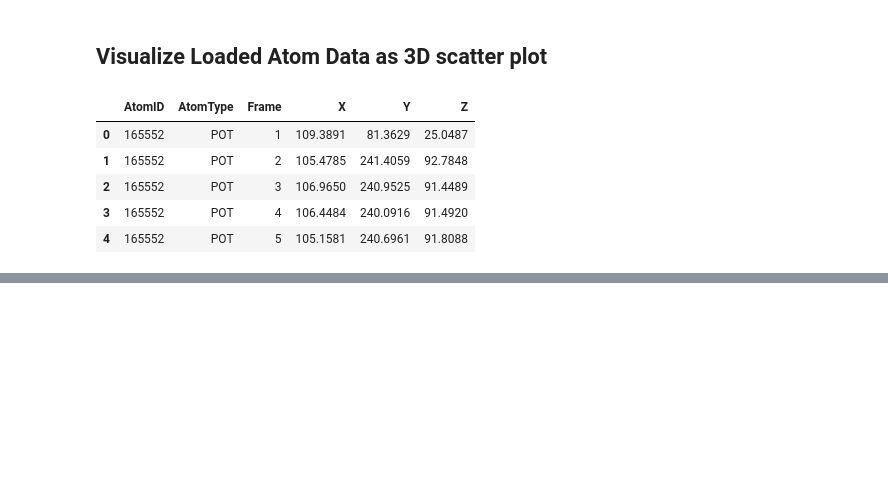
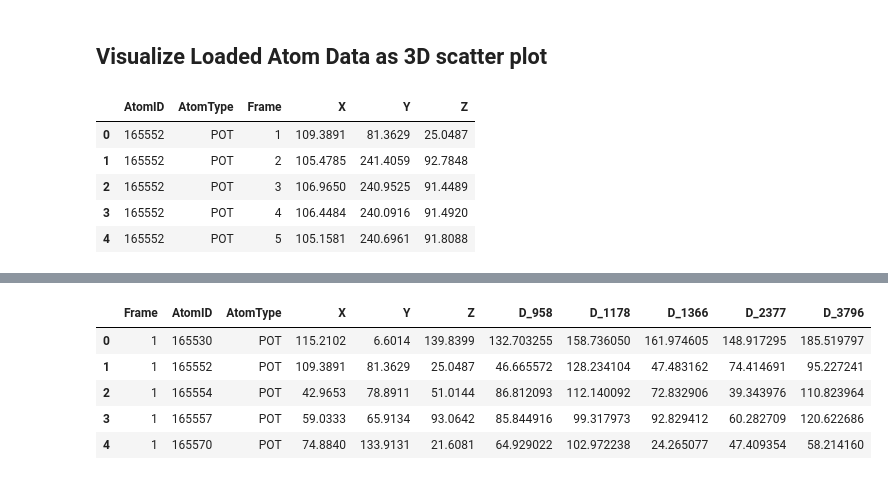
Before and after one commit to wesleymsmith/Piezo_Milestoning, a Jupyter notebook: Milestoning_Setup_Visualization.ipynb, the cells around one changed output, grey strips where cells are left out. Saved outputs shown, nothing was run; the diff lists cells and outputs as text; code cells hidden in the pictures; blank space fills up the shorter version.

```diff
--- a/Milestoning_Setup_Visualization.ipynb
+++ b/Milestoning_Setup_Visualization.ipynb
@@ -156,0 +193,15 @@ fig.show()
+# %%
+diffCoords=diffData.drop(
+        columns=[colName for colName in diffData.columns if 'ref' in colName]
+    ).reset_index().pivot_table(index=['Frame','AtomID','AtomType','X','Y','Z'],
+                                columns='RefAtomID',values='Distance')
+diffCoords.columns=np.array(diffCoords.columns.map(lambda x: 'D_%g'%(x)))
+diffCoords=diffCoords.reset_index()
+diffCoords.head()
+# %% [output]
+|  | Frame | AtomID | AtomType | X | Y | Z | D_958 | D_1178 | D_1366 | D_2377 | D_3796 |
+| 0 | 1 | 165530 | POT | 115.2102 | 6.6014 | 139.8399 | 132.703255 | 158.736050 | 161.974605 | 148.917295 | 185.519797 |
+| 1 | 1 | 165552 | POT | 109.3891 | 81.3629 | 25.0487 | 46.665572 | 128.234104 | 47.483162 | 74.414691 | 95.227241 |
+| 2 | 1 | 165554 | POT | 42.9653 | 78.8911 | 51.0144 | 86.812093 | 112.140092 | 72.832906 | 39.343976 | 110.823964 |
+| 3 | 1 | 165557 | POT | 59.0333 | 65.9134 | 93.0642 | 85.844916 | 99.317973 | 92.829412 | 60.282709 | 120.622686 |
+| 4 | 1 | 165570 | POT | 74.8840 | 133.9131 | 21.6081 | 64.929022 | 102.972238 | 24.265077 | 47.409354 | 58.214160 |
```
Also changed, not shown: parts of 9 cells of this notebook, 2 other files.
